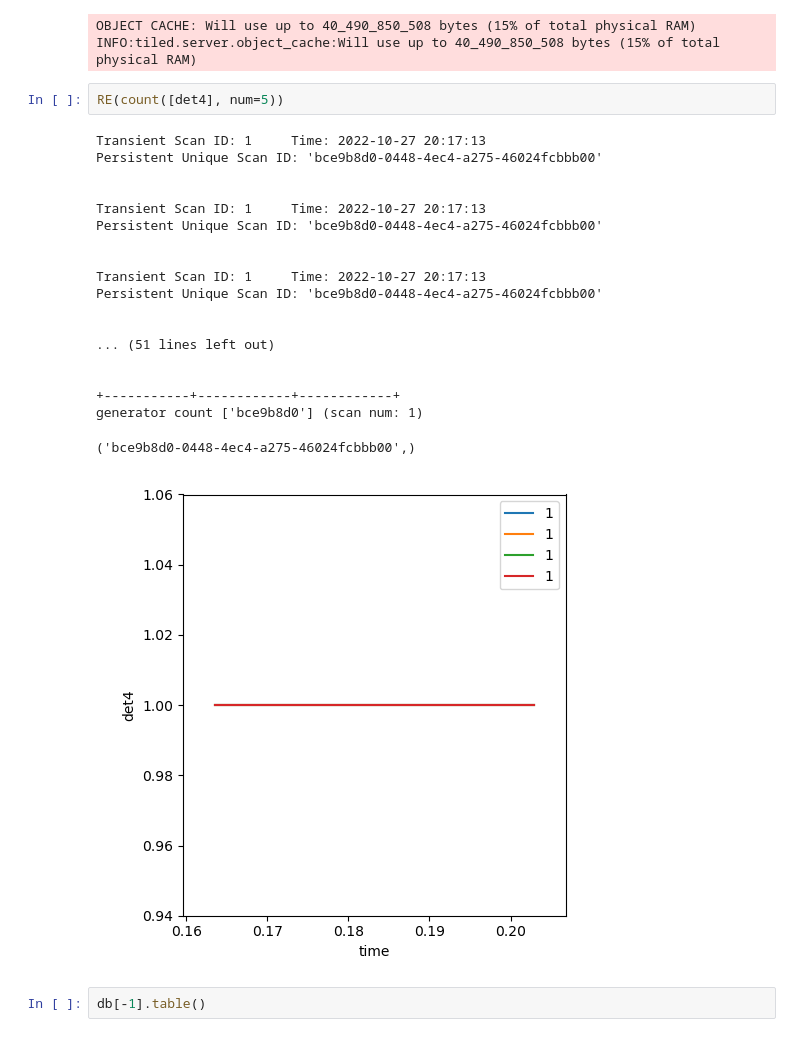
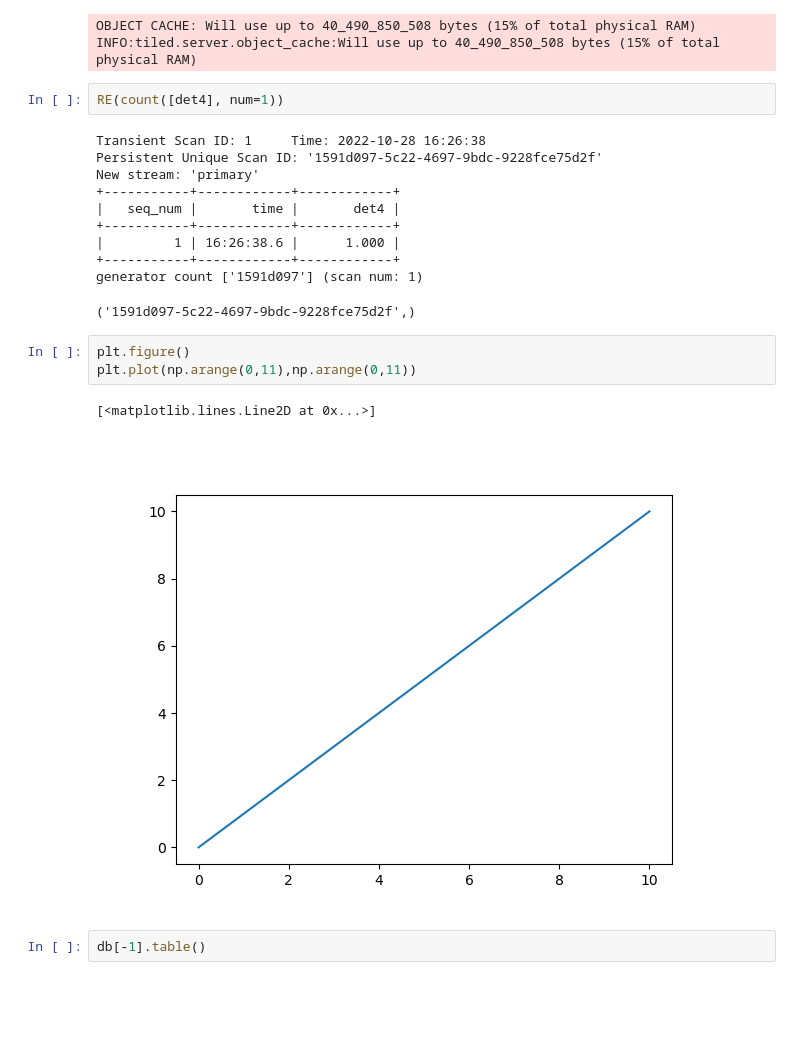
Before and after one commit to cheng-hung/bluesky_practice, a Jupyter notebook: Flow_plan_001.ipynb, the cells around one changed output. Saved outputs shown, nothing was run; the diff lists cells and outputs as text; blank space fills up the shorter version.

```diff
--- a/Flow_plan_001.ipynb
+++ b/Flow_plan_001.ipynb
@@ -53,27 +53,24 @@ RE.waiting_hook = ProgressBarManager()
 OBJECT CACHE: Will use up to 40_490_850_508 bytes (15% of total physical RAM)
 INFO:tiled.server.object_cache:Will use up to 40_490_850_508 bytes (15% of total physical RAM)
 # %%
-RE(count([det4], num=5))
+RE(count([det4], num=1))
 # %% [output]
-Transient Scan ID: 1     Time: 2022-10-27 20:17:13
-Persistent Unique Scan ID: 'bce9b8d0-0448-4ec4-a275-46024fcbbb00'
-
-
-Transient Scan ID: 1     Time: 2022-10-27 20:17:13
-Persistent Unique Scan ID: 'bce9b8d0-0448-4ec4-a275-46024fcbbb00'
-
-
-Transient Scan ID: 1     Time: 2022-10-27 20:17:13
-Persistent Unique Scan ID: 'bce9b8d0-0448-4ec4-a275-46024fcbbb00'
-
-
-... (51 lines left out)
-
-
+Transient Scan ID: 1     Time: 2022-10-28 16:26:38
+Persistent Unique Scan ID: '1591d097-5c22-4697-9bdc-9228fce75d2f'
+New stream: 'primary'
 +-----------+------------+------------+
-generator count ['bce9b8d0'] (scan num: 1)
+|   seq_num |       time |       det4 |
++-----------+------------+------------+
+|         1 | 16:26:38.6 |      1.000 |
++-----------+------------+------------+
+generator count ['1591d097'] (scan num: 1)
-('bce9b8d0-0448-4ec4-a275-46024fcbbb00',)
+('1591d097-5c22-4697-9bdc-9228fce75d2f',)
-[figure, removed]
+# %%
+plt.figure()
+plt.plot(np.arange(0,11),np.arange(0,11))
+# %% [output]
+[<matplotlib.lines.Line2D at 0x...>]
+[figure, added]
 # %%
 db[-1].table()
 # %% [output]
```
Also changed, not shown: parts of 7 cells of this notebook.
